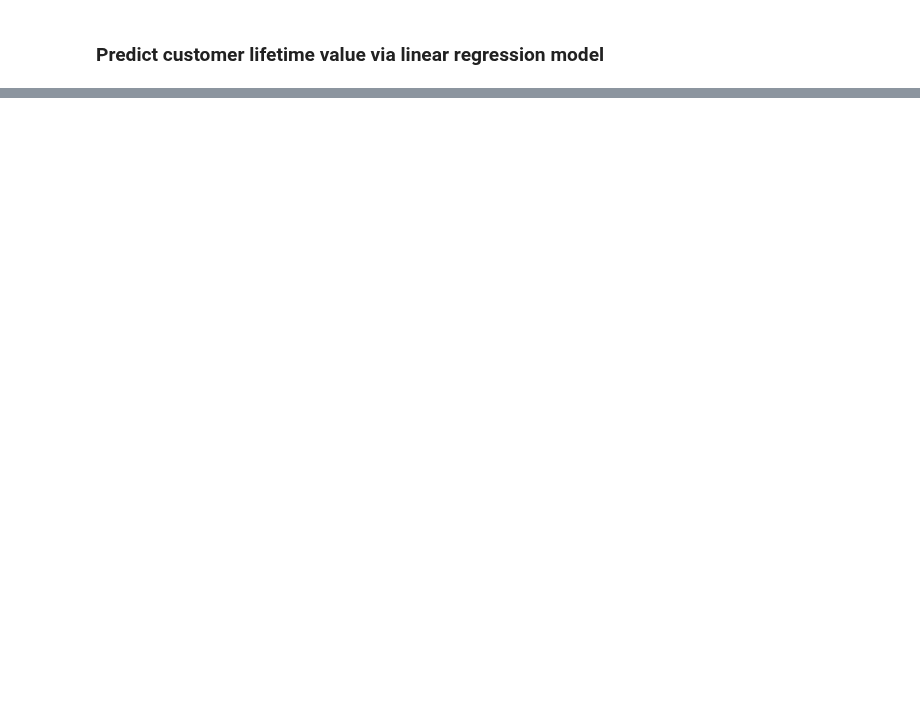
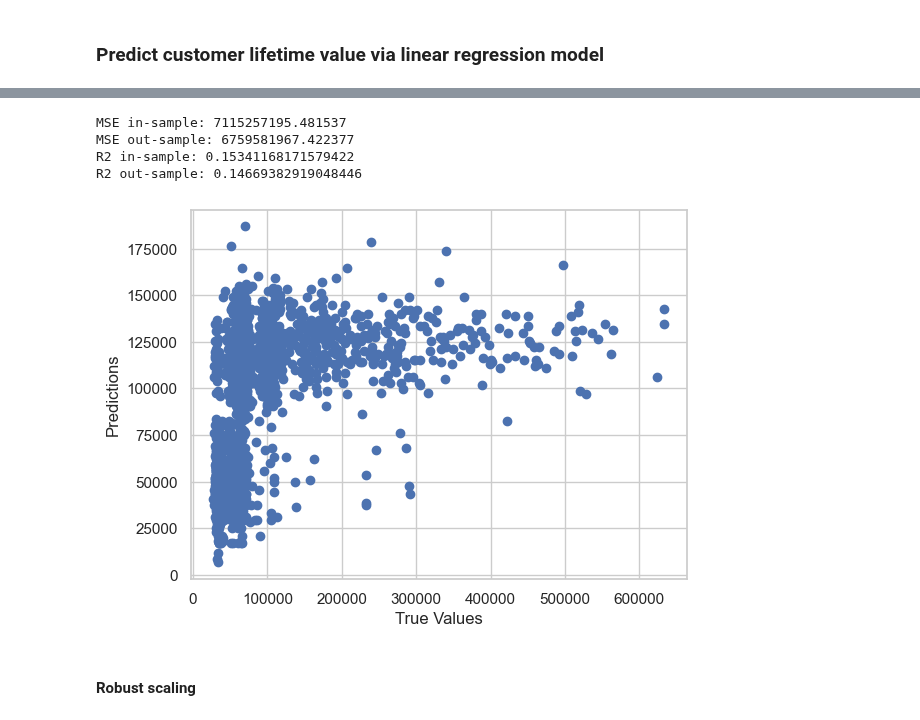
Before and after one commit to bkty1122/bkty1122, a Jupyter notebook: master-school-project/COM6101-Ass-1/Q3_p233340.ipynb, the cells around one changed output, grey strips where cells are left out. Cells and saved outputs as stored; diff of their text form; code cells hidden in the pictures; blank space fills up the shorter version.

```diff
--- a/master-school-project/COM6101-Ass-1/Q3_p233340.ipynb
+++ b/master-school-project/COM6101-Ass-1/Q3_p233340.ipynb
@@ -245,0 +438,9 @@ df.head()
+# %%
+# standardize the data
+from sklearn.preprocessing import StandardScaler
+scaler = StandardScaler()
+X_standard = scaler.fit_transform(df.iloc[:, 1:-1])
+
+# split the standardized data into train and test
+X_train_standard, X_test_standard, y_train_standard, y_test_standard = train_test_split(X_standard, y, test_size=0.2, random_state=40)
+X_standard, y
@@ -245,0 +465,9 @@ df.head()
+# %%
+# train a linear regression model on standardized data
+model_standard = LinearRegression()
+model_standard.fit(X_train_standard, y_train_standard)
+
+# find the coefficients of the model after standardization
+coef_scale_standard = pd.DataFrame(list(zip(X, model_standard.coef_)))
+coef_scale_standard.columns = ['feature', 'coef']
+coef_scale_standard
@@ -245,0 +493,28 @@ df.head()
+# %%
+# check the MSE and R2 of the model on standardized data
+y_pred = model_standard.predict(X_test_standard)
+mse_insample = mean_squared_error(y_train_standard, model_standard.predict(X_train_standard))
+mse_outsample = mean_squared_error(y_test_standard, y_pred)
+r2_insample = r2_score(y_train_standard, model_standard.predict(X_train_standard))
+r2_outsample = r2_score(y_test_standard, y_pred)
+
+print('MSE in-sample:', mse_insample)
+print('MSE out-sample:', mse_outsample)
+print('R2 in-sample:', r2_insample)
+print('R2 out-sample:', r2_outsample)
+# %% [output]
+MSE in-sample: 7115257195.481537
+MSE out-sample: 6759581967.422377
+R2 in-sample: 0.15341168171579422
+R2 out-sample: 0.14669382919048446
+# %%
+# fitted line plot
+plt.scatter(y_test_standard, y_pred)
+# plot the model coefficients
+plt.xlabel('True Values')
+plt.ylabel('Predictions')
+plt.show()
+# %% [output]
+[figure, added]
+# %% [markdown]
+#### Robust scaling
```
Also changed, not shown: parts of 23 cells of this notebook, 1 other file.
